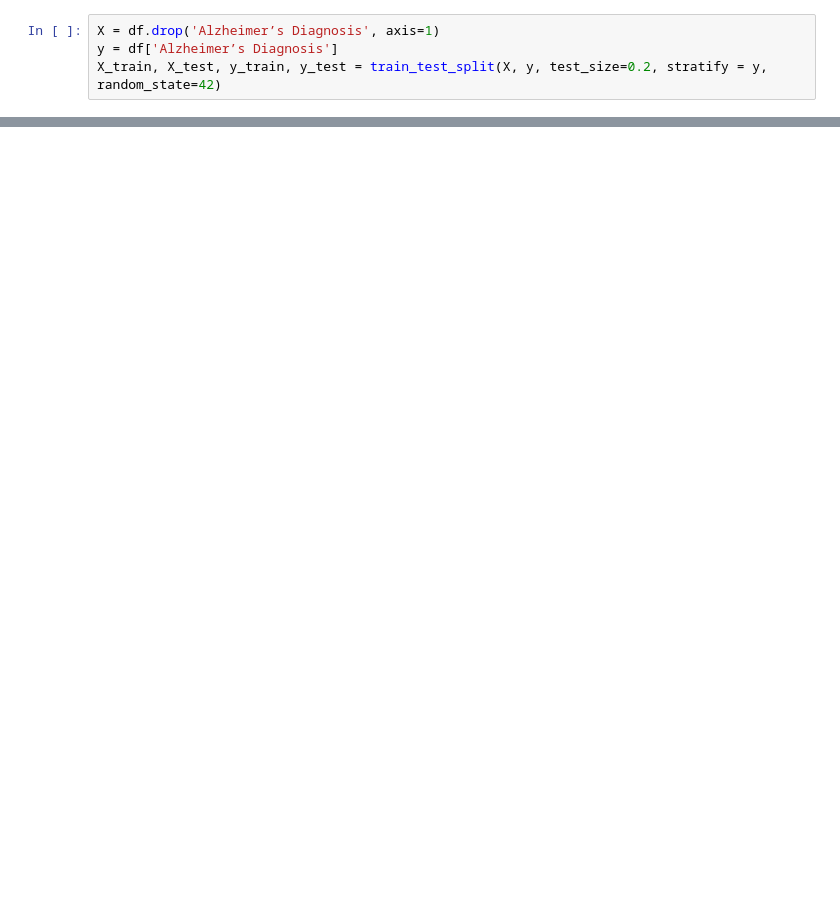
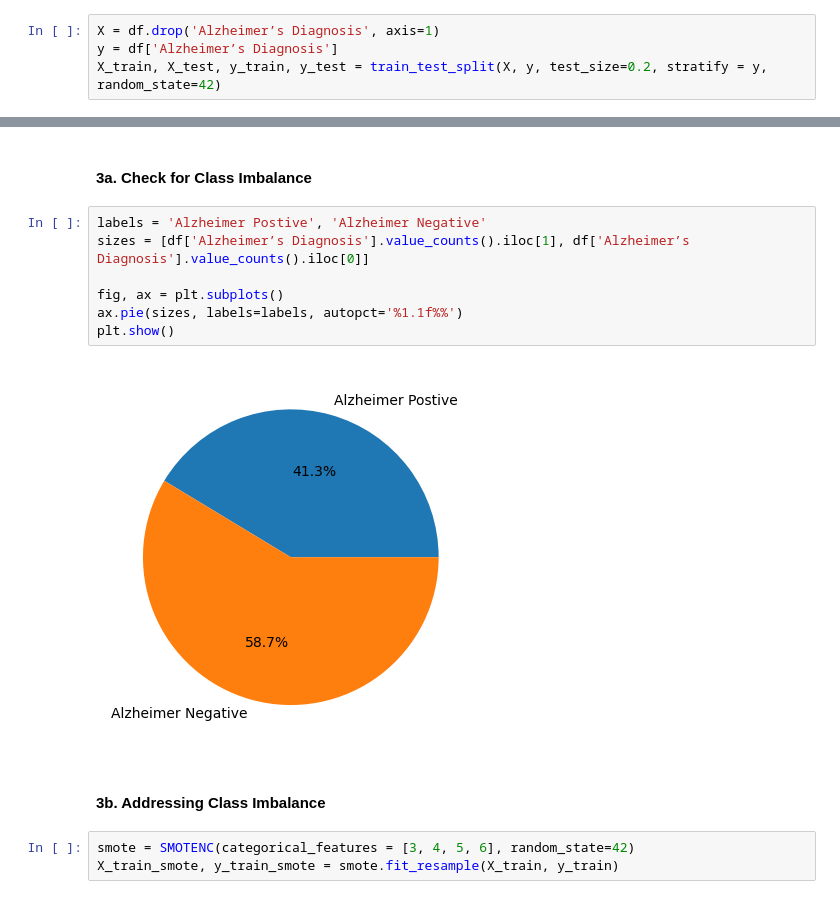
Before and after one commit to el337-Eric-Liu/DS644-102-Eric-Liu, a Jupyter notebook: DS644 - Alzheimer Prediction - Eric Liu.ipynb, the cells around one changed output, grey strips where cells are left out. Drawn from its saved outputs; the diff is of its cells as text; blank space fills up the shorter version.

```diff
--- a/DS644 - Alzheimer Prediction - Eric Liu.ipynb
+++ b/DS644 - Alzheimer Prediction - Eric Liu.ipynb
@@ -100,0 +167,16 @@ for feature in df.columns:
+# %% [markdown]
+#### **3a. Check for Class Imbalance**
+# %%
+labels = 'Alzheimer Postive', 'Alzheimer Negative'
+sizes = [df['Alzheimer’s Diagnosis'].value_counts().iloc[1], df['Alzheimer’s Diagnosis'].value_counts().iloc[0]]
+
+fig, ax = plt.subplots()
+ax.pie(sizes, labels=labels, autopct='%1.1f%%')
+plt.show()
+# %% [output]
+[figure, added]
+# %% [markdown]
+#### **3b. Addressing Class Imbalance**
+# %%
+smote = SMOTENC(categorical_features = [3, 4, 5, 6], random_state=42)
+X_train_smote, y_train_smote = smote.fit_resample(X_train, y_train)
```
Also changed, not shown: parts of 17 cells of this notebook.
